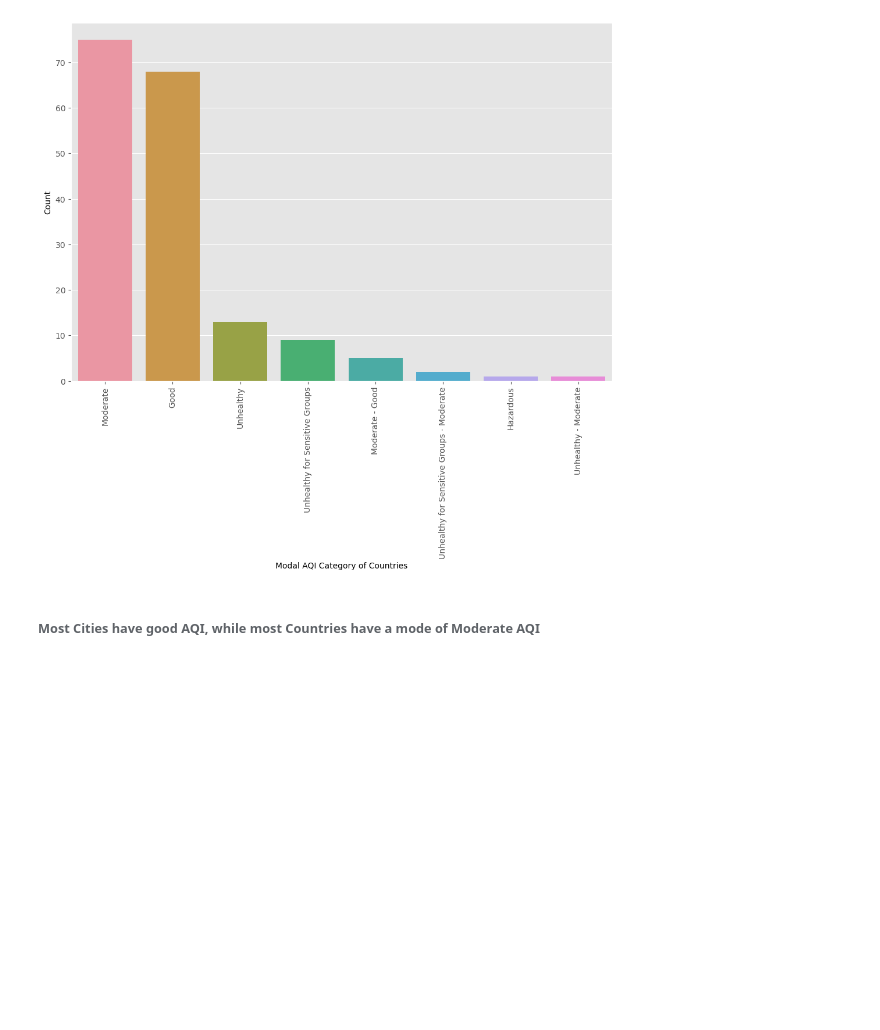
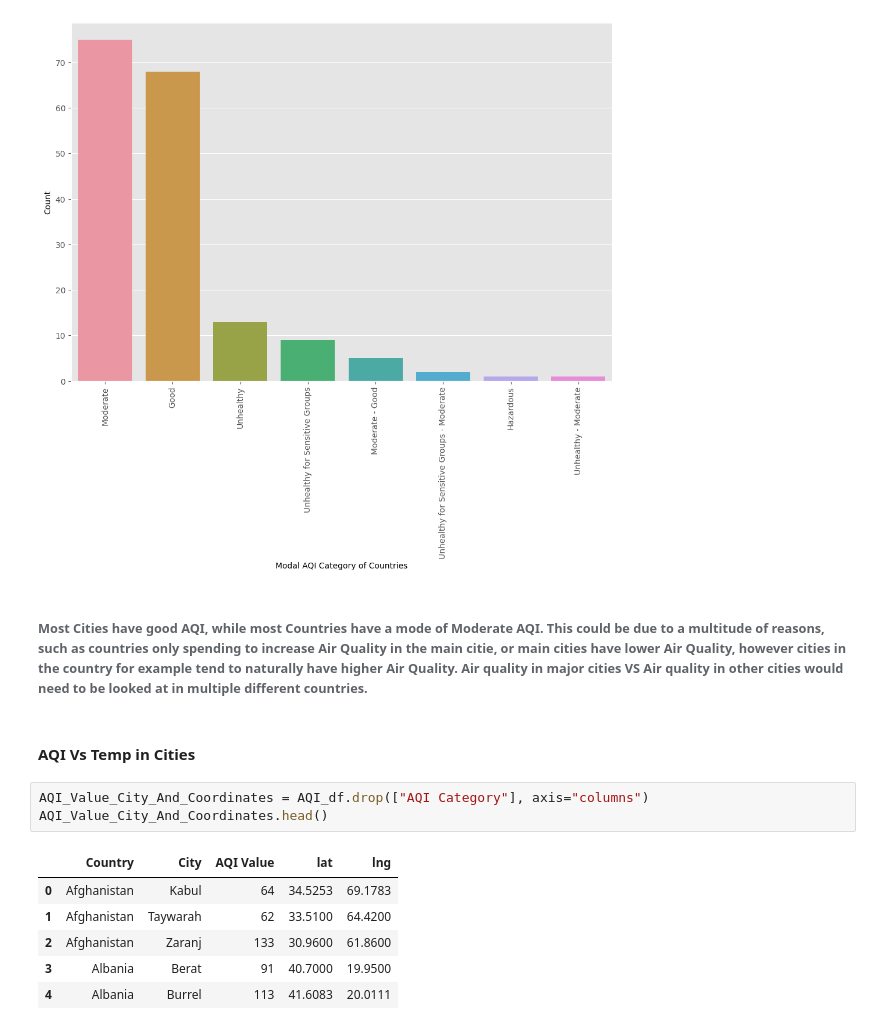
Before and after one commit to EirfatChoudhury/AQIVsTempContinued, a Jupyter notebook: data-analysis/AQIvsTemp.ipynb, the cells around one changed output. Drawn from its saved outputs; the diff is of its cells as text; blank space fills up the shorter version.

```diff
--- a/data-analysis/AQIvsTemp.ipynb
+++ b/data-analysis/AQIvsTemp.ipynb
@@ -174,5 +177,17 @@ AQI_Category_Country_Counts_Barplot
 # %% [output]
 <Axes: xlabel='Modal AQI Category of Countries', ylabel='Count'>
 [figure]
-# %% [markdown]
-###### Most Cities have good AQI, while most Countries have a mode of Moderate AQI
+# %% [markdown]
+###### Most Cities have good AQI, while most Countries have a mode of Moderate AQI. This could be due to a multitude of reasons, such as countries only spending to increase Air Quality in the main citie, or main cities have lower Air Quality, however cities in the country for example tend to naturally have higher Air Quality. Air quality in major cities VS Air quality in other cities would need to be looked at in multiple different countries.
+# %% [markdown]
+#### AQI Vs Temp in Cities
+# %%
+AQI_Value_City_And_Coordinates = AQI_df.drop(["AQI Category"], axis="columns")
+AQI_Value_City_And_Coordinates.head()
+# %% [output]
+|  | Country | City | AQI Value | lat | lng |
+| 0 | Afghanistan | Kabul | 64 | 34.5253 | 69.1783 |
+| 1 | Afghanistan | Taywarah | 62 | 33.5100 | 64.4200 |
+| 2 | Afghanistan | Zaranj | 133 | 30.9600 | 61.8600 |
+| 3 | Albania | Berat | 91 | 40.7000 | 19.9500 |
+| 4 | Albania | Burrel | 113 | 41.6083 | 20.0111 |
```
Also changed, not shown: parts of 9 cells of this notebook.
